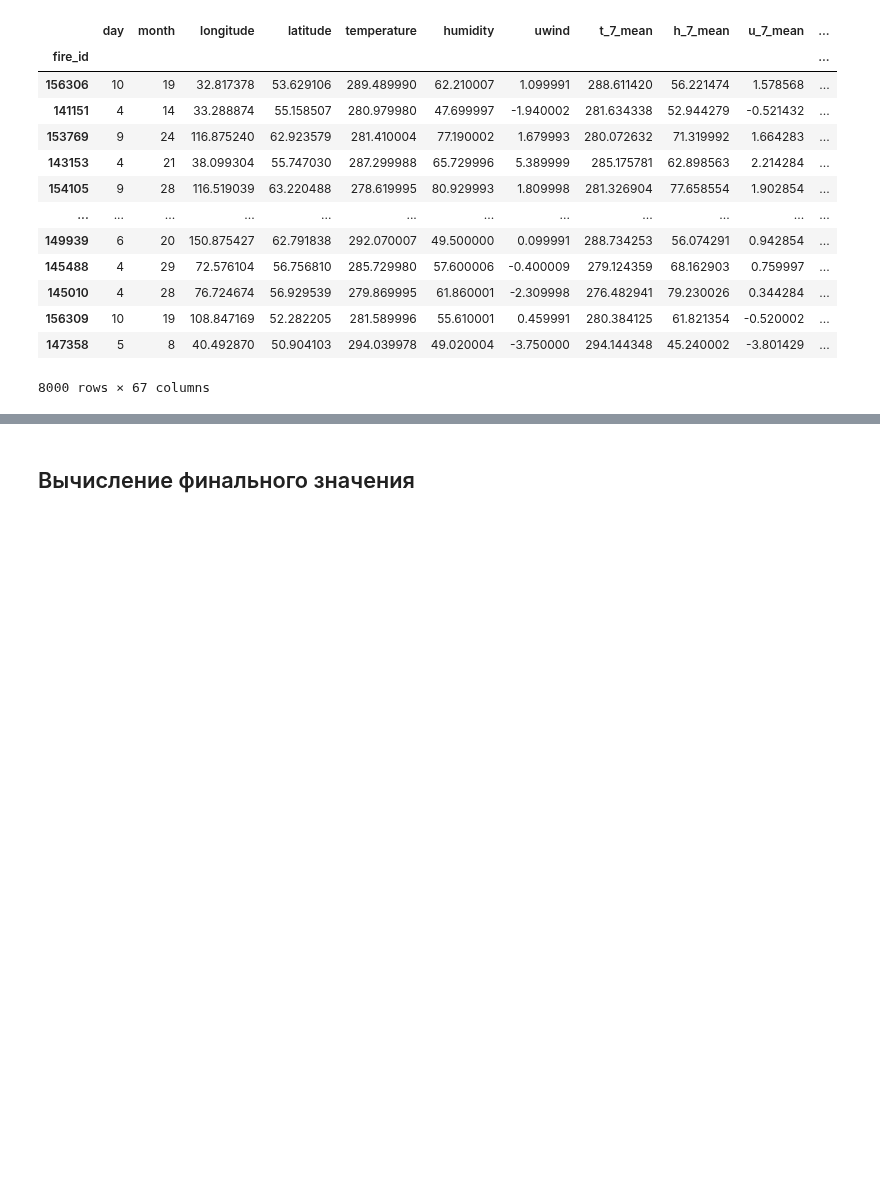
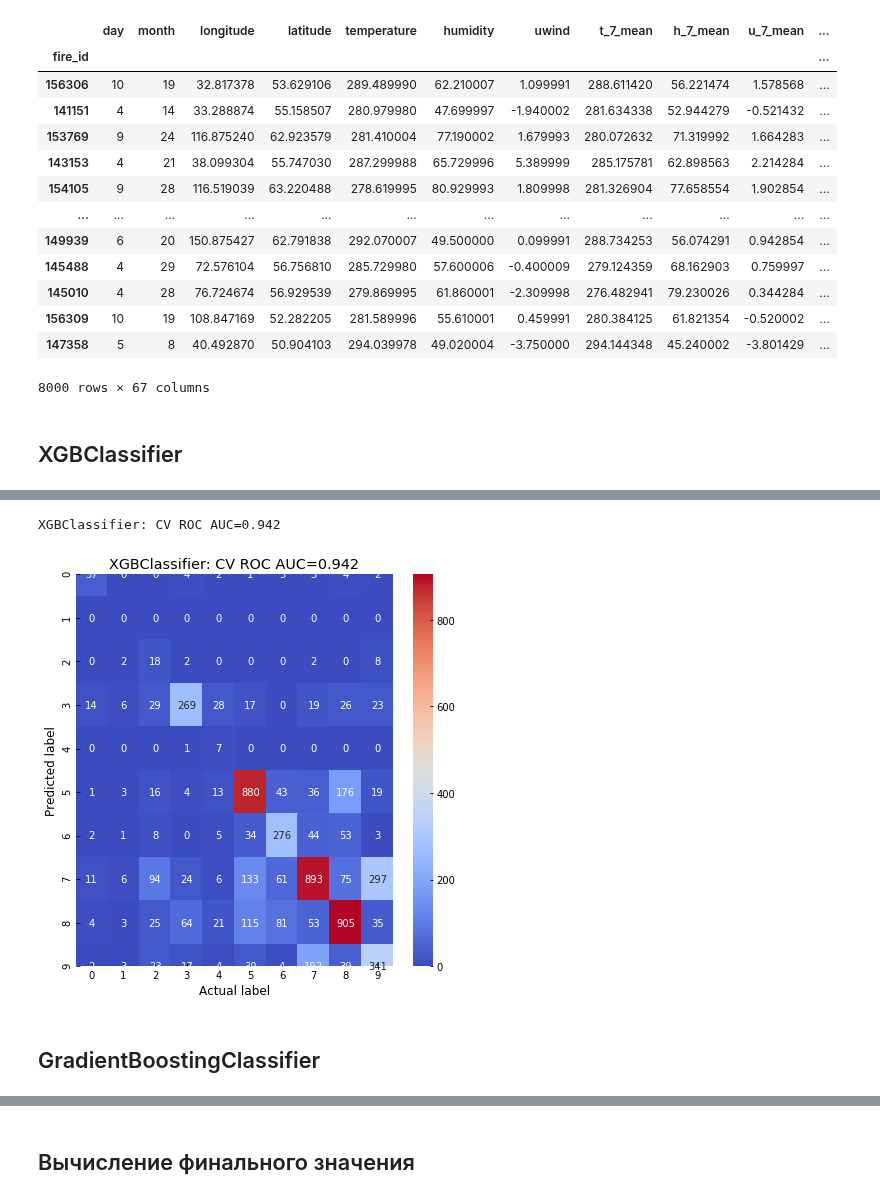
Before and after one commit to andygoosh/wildfire.sberbank.ai, a Jupyter notebook: workinprogress.ipynb, the cells around one changed output, grey strips where cells are left out. Drawn from its saved outputs; the diff is of its cells as text; code cells hidden in the pictures; blank space fills up the shorter version.

```diff
--- a/workinprogress.ipynb
+++ b/workinprogress.ipynb
@@ -442,3 +443,30 @@ X
 | 156309 | 10 | 19 | 108.847169 | 52.282205 | 281.589996 | 55.610001 | 0.459991 | 280.384125 | 61.821354 | -0.520002 | ... |
 | 147358 | 5 | 8 | 40.492870 | 50.904103 | 294.039978 | 49.020004 | -3.750000 | 294.144348 | 45.240002 | -3.801429 | ... |
 8000 rows × 67 columns
+# %% [markdown]
+## XGBClassifier
+# %%
+from xgboost import XGBClassifier
+
+X, y = prepare_data(one_hotted=False)
+
+xgb = XGBClassifier(random_state = RS) # XGBClassifier: CV ROC AUC=0.942
+
+X_train, X_cv, y_train, y_cv = train_test_split(X, y, test_size=0.25)
+
+xgb.fit(X_train, y_train)
+
+y_pred = xgb.predict_proba(X_cv)
+
+df_predictions = pd.DataFrame(
+    y_pred,
+    index=y_cv.index,
+    columns=[
+        'fire_{}_prob'.format(class_id)
+        for class_id in xgb.classes_
+    ]
+)
+
+y_hotted = get_one_hot( y_cv )
+draw_confusion_matrix(y_hotted, df_predictions, xgb)
+# %% [output]
@@ -445,3 +476,7 @@ X
+XGBClassifier: CV ROC AUC=0.942
+[figure, added]
+# %% [markdown]
+## GradientBoostingClassifier
 # %%
 X, y = prepare_data(one_hotted=False)
 
```
Also changed, not shown: parts of 9 cells of this notebook.
